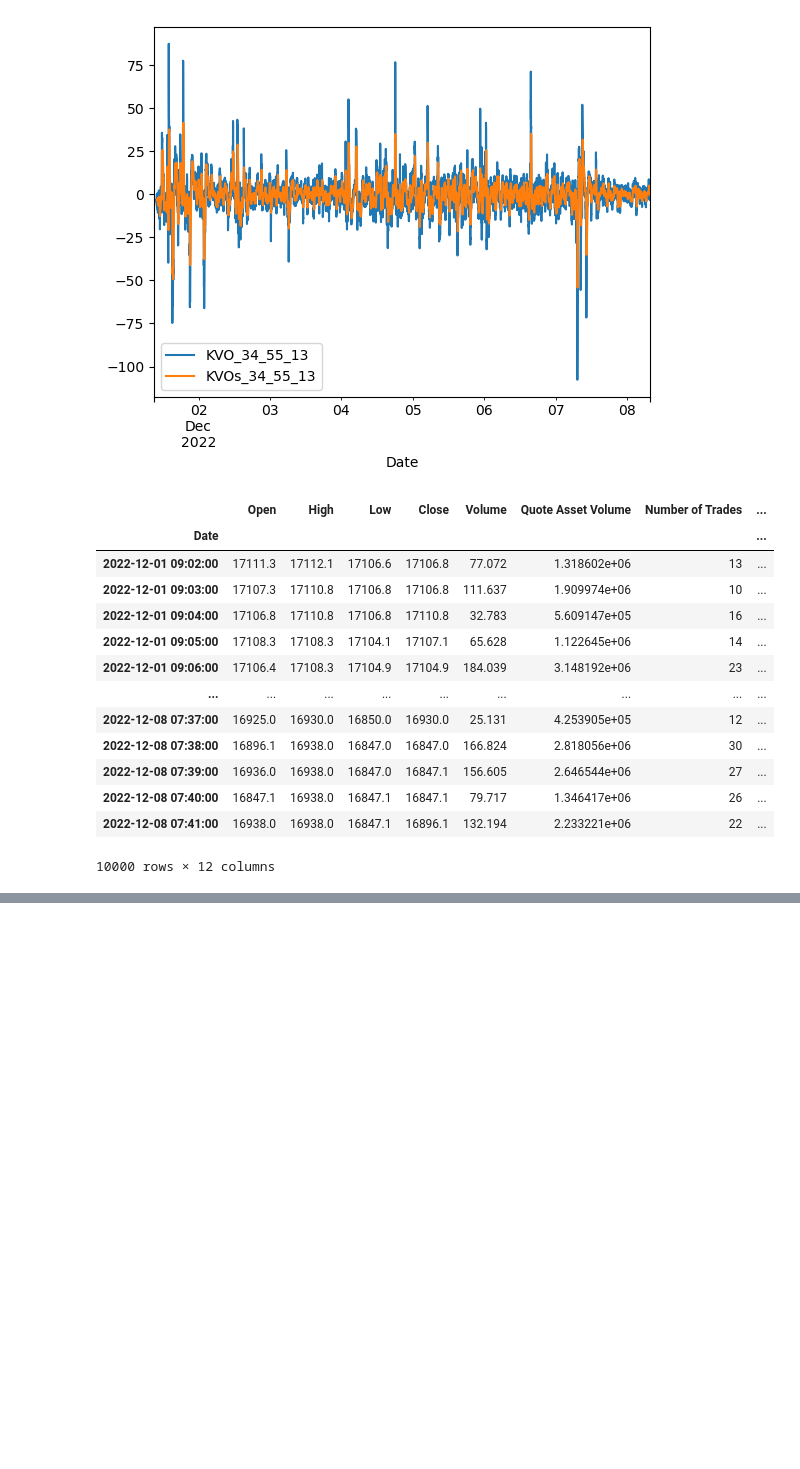
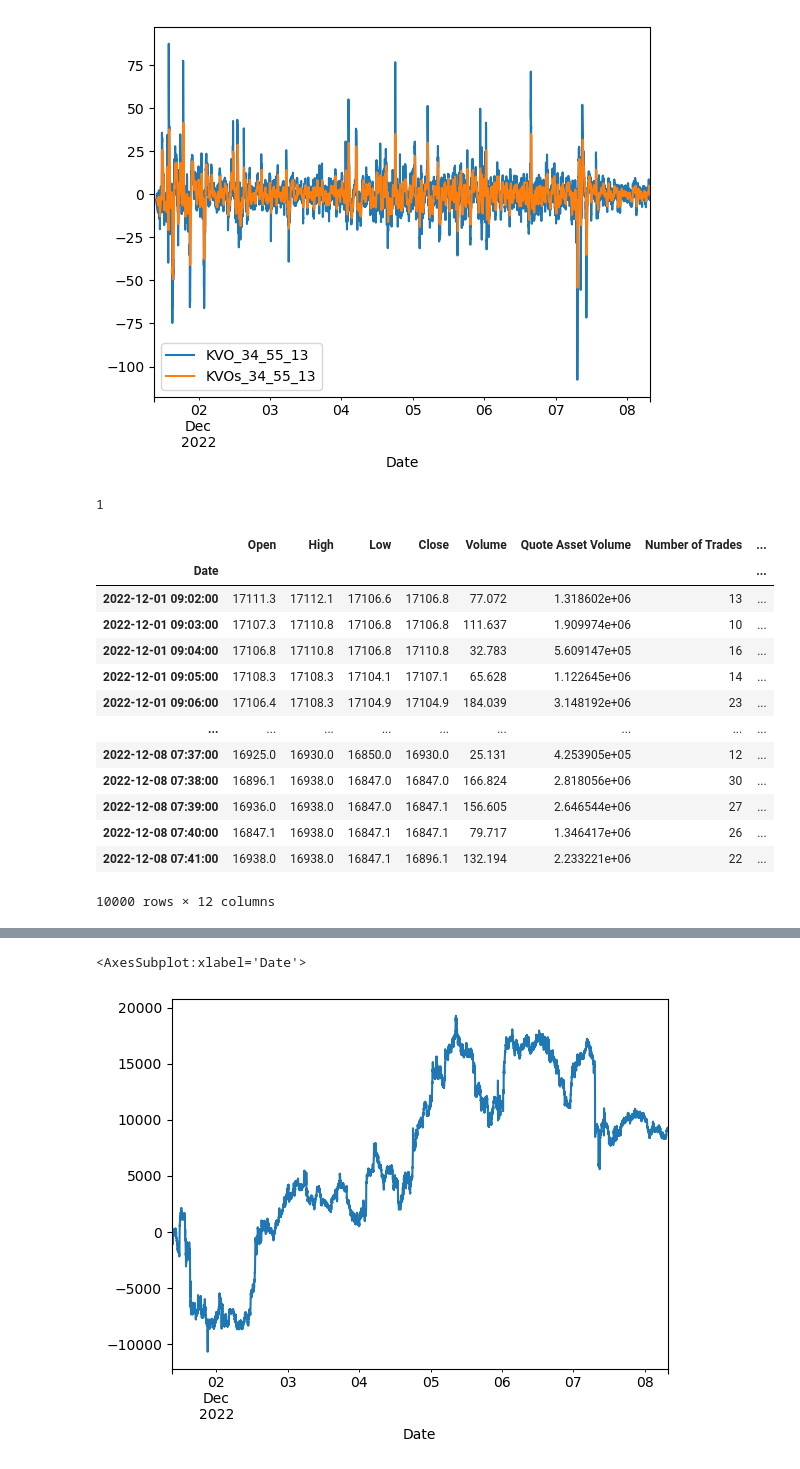
Before and after one commit to mauricioavs/trading-bot, a Jupyter notebook: Technical Indicators.ipynb, the cells around one changed output, grey strips where cells are left out. Drawn from its saved outputs; the diff is of its cells as text; code cells hidden in the pictures; blank space fills up the shorter version.

```diff
--- a/Technical Indicators.ipynb
+++ b/Technical Indicators.ipynb
@@ -1127,9 +1127,10 @@ kvo = KVO(
          )
 kvo.calculate() #calculate for all dataframe
 kvo.calculate_for_last_row() #calculate just for last row
-#print(kvo.strategy(-1, num = 1)) #print strategy for last row
+print(kvo.strategy(-1, num = 1)) #print strategy for last row
 raw #notice that original dataframe is changed
 # %% [output]
+1
 |  | Open | High | Low | Close | Volume | Quote Asset Volume | Number of Trades | ... |
 | Date |  |  |  |  |  |  |  | ... |
 | 2022-12-01 09:02:00 | 17111.3 | 17112.1 | 17106.6 | 17106.8 | 77.072 | 1.318602e+06 | 13 | ... |
@@ -1143,4 +1144,4 @@ raw #notice that original dataframe is changed
 | 2022-12-08 07:39:00 | 16936.0 | 16938.0 | 16847.0 | 16847.1 | 156.605 | 2.646544e+06 | 27 | ... |
 | 2022-12-08 07:40:00 | 16847.1 | 16938.0 | 16847.1 | 16847.1 | 79.717 | 1.346417e+06 | 26 | ... |
 | 2022-12-08 07:41:00 | 16938.0 | 16938.0 | 16847.1 | 16896.1 | 132.194 | 2.233221e+06 | 22 | ... |
-10000 rows × 12 columns
+10000 rows × 12 columns
@@ -1148,0 +1148,10 @@ raw #notice that original dataframe is changed
+# %%
+df = pd.DataFrame()
+#df.ta.indicators()
+# Help about an indicator
+#help(ta.cdl_pattern)
+df = ta.obv(close = raw["Close"], volume = raw["Volume"])
+display(df)
+df.plot()
+#raw["Close"].plot()
+# %% [output]
@@ -1148,0 +1171,2 @@ raw #notice that original dataframe is changed
+<AxesSubplot:xlabel='Date'>
+[figure, added]
```
Also changed, not shown: parts of 5 cells of this notebook, 4 other files.
